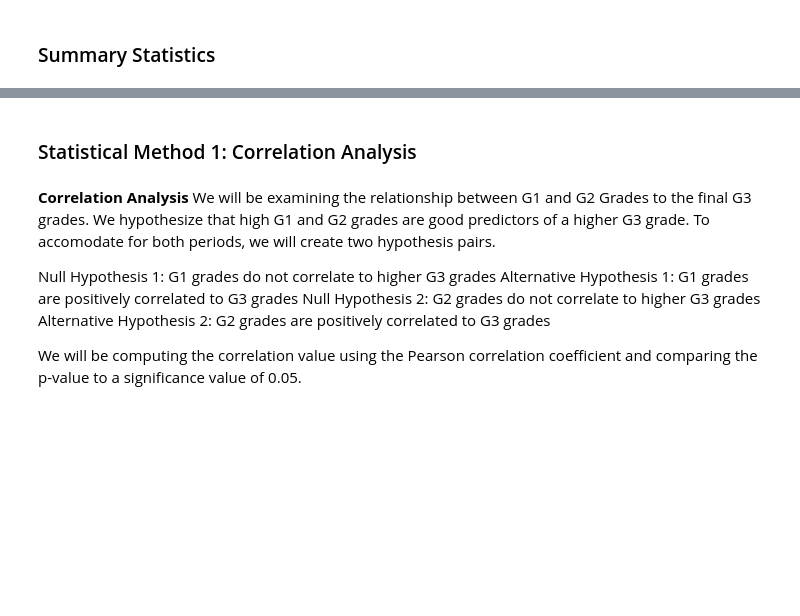
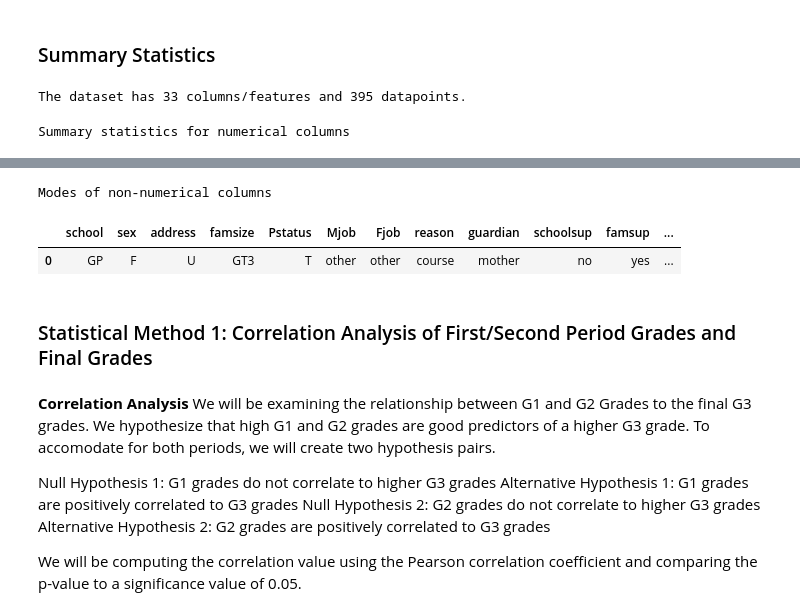
Before and after one commit to KevinTruong13/320_group_project, a Jupyter notebook: Final_Project/Project.ipynb, the cells around one changed output, grey strips where cells are left out. Drawn from its saved outputs; the diff is of its cells as text; code cells hidden in the pictures; blank space fills up the shorter version.

```diff
--- a/Final_Project/Project.ipynb
+++ b/Final_Project/Project.ipynb
@@ -135,22 +139,33 @@ affect your choice of primary analysis technique. Etcetera.
 - For each method, you must have at least one gorgeous plot.
 # %% [markdown]
 ### Summary Statistics
+# %%
+print(f'The dataset has {df.shape[1]} columns/features and {df.shape[0]} datapoints.')
+# %% [output]
+The dataset has 33 columns/features and 395 datapoints.
 # %%
-# Summary statistics for numerical columns
-df.describe()
+
+print('Summary statistics for numerical columns')
+display(df.describe())
+print('Modes of non-numerical columns')
+display(df.drop(num_columns, axis = 1).mode())
 # %% [output]
+Summary statistics for numerical columns
 |  | age | Medu | Fedu | traveltime | studytime | failures | famrel | freetime | goout | Dalc | ... |
 | count | 395.000000 | 395.000000 | 395.000000 | 395.000000 | 395.000000 | 395.000000 | 395.000000 | 395.000000 | 395.000000 | 395.000000 | ... |
 | mean | 16.696203 | 2.749367 | 2.521519 | 1.448101 | 2.035443 | 0.334177 | 3.944304 | 3.235443 | 3.108861 | 1.481013 | ... |
 | std | 1.276043 | 1.094735 | 1.088201 | 0.697505 | 0.839240 | 0.743651 | 0.896659 | 0.998862 | 1.113278 | 0.890741 | ... |
 | min | 15.000000 | 0.000000 | 0.000000 | 1.000000 | 1.000000 | 0.000000 | 1.000000 | 1.000000 | 1.000000 | 1.000000 | ... |
 | 25% | 16.000000 | 2.000000 | 2.000000 | 1.000000 | 1.000000 | 0.000000 | 4.000000 | 3.000000 | 2.000000 | 1.000000 | ... |
 | 50% | 17.000000 | 3.000000 | 2.000000 | 1.000000 | 2.000000 | 0.000000 | 4.000000 | 3.000000 | 3.000000 | 1.000000 | ... |
 | 75% | 18.000000 | 4.000000 | 3.000000 | 2.000000 | 2.000000 | 0.000000 | 5.000000 | 4.000000 | 4.000000 | 2.000000 | ... |
 | max | 22.000000 | 4.000000 | 4.000000 | 4.000000 | 4.000000 | 3.000000 | 5.000000 | 5.000000 | 5.000000 | 5.000000 | ... |
+Modes of non-numerical columns
+|  | school | sex | address | famsize | Pstatus | Mjob | Fjob | reason | guardian | schoolsup | famsup | ... |
+| 0 | GP | F | U | GT3 | T | other | other | course | mother | no | yes | ... |
 # %% [markdown]
 
-### Statistical Method 1: Correlation Analysis
+### Statistical Method 1: Correlation Analysis of First/Second Period Grades and Final Grades
 # %% [markdown]
 **Correlation Analysis**
 We will be examining the relationship between G1 and G2 Grades to the final G3 grades.
```
Also changed, not shown: parts of 4 cells of this notebook.
